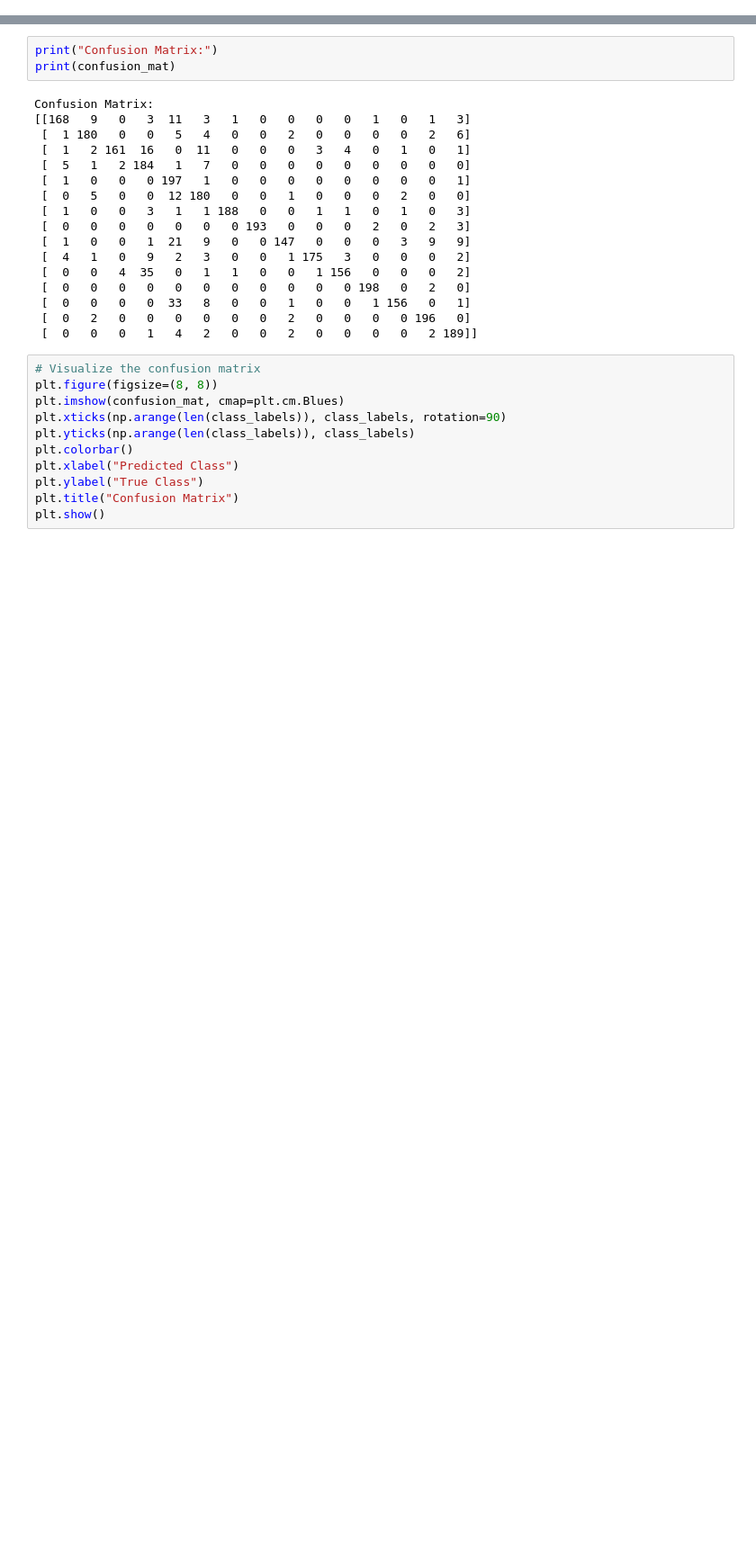
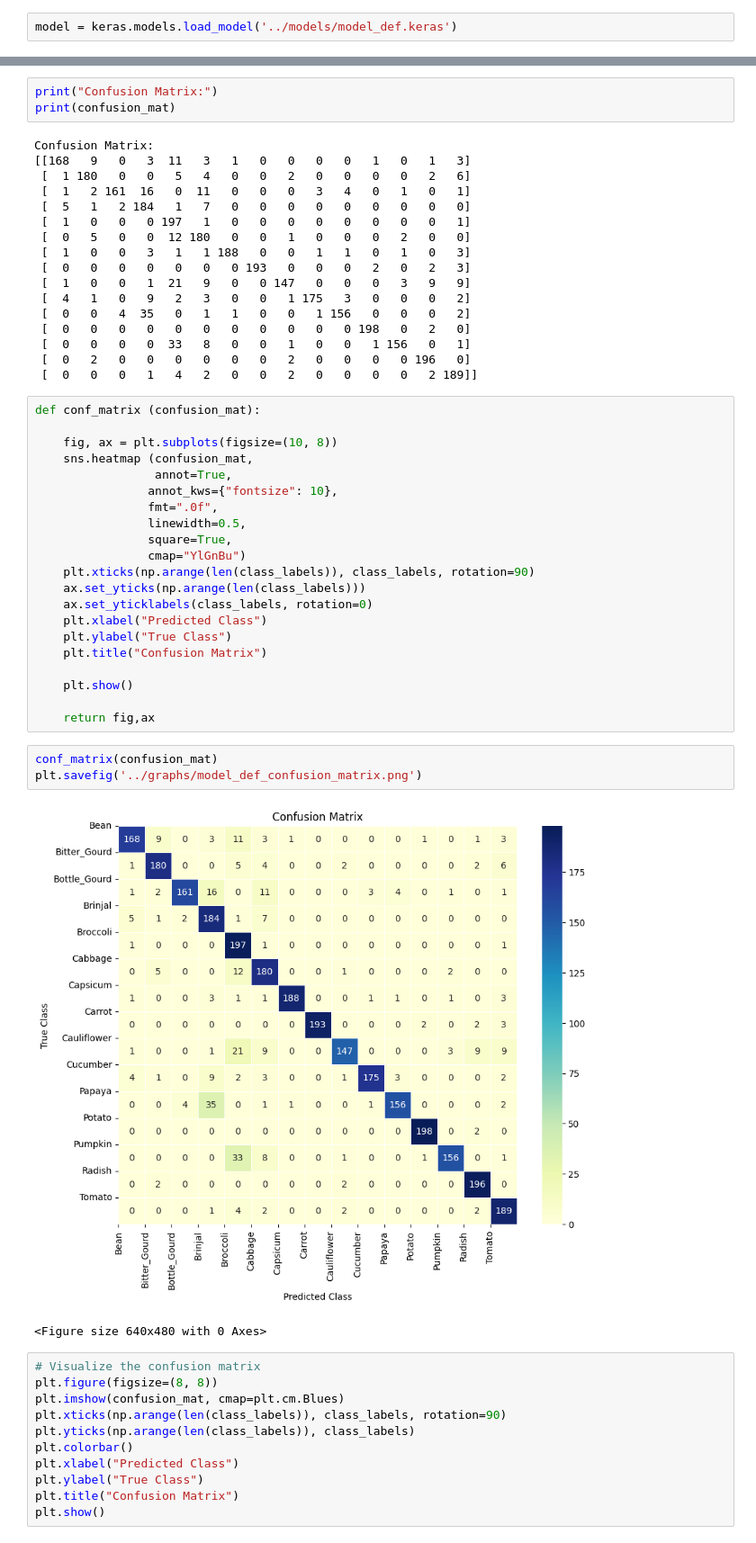
Before and after one commit to georginamanyanic/Final-project, a Jupyter notebook: notebooks/CNN_model_def.ipynb, the cells around one changed output, grey strips where cells are left out. Shown at 90% size. Drawn from its saved outputs; the diff is of its cells as text; blank space fills up the shorter version.

```diff
--- a/notebooks/CNN_model_def.ipynb
+++ b/notebooks/CNN_model_def.ipynb
@@ -214,6 +225,8 @@ Test Loss: 0.35511136054992676
 Test Accuracy: 0.8893333077430725
 # %% [markdown]
 ### Model Prediction
+# %%
+model = keras.models.load_model('../models/model_def.keras')
 # %%
 from sklearn.metrics import classification_report, confusion_matrix
 import matplotlib.pyplot as plt
@@ -270,6 +283,33 @@ Confusion Matrix:
  [  0   0   0   0  33   8   0   0   1   0   0   1 156   0   1]
  [  0   2   0   0   0   0   0   0   2   0   0   0   0 196   0]
  [  0   0   0   1   4   2   0   0   2   0   0   0   0   2 189]]
+# %%
+def conf_matrix (confusion_mat):
+
+    fig, ax = plt.subplots(figsize=(10, 8))
+    sns.heatmap (confusion_mat,
+                 annot=True,
+                annot_kws={"fontsize": 10},
+                fmt=".0f",
+                linewidth=0.5,
+                square=True,
+                cmap="YlGnBu")
+    plt.xticks(np.arange(len(class_labels)), class_labels, rotation=90)
+    ax.set_yticks(np.arange(len(class_labels)))
+    ax.set_yticklabels(class_labels, rotation=0)
+    plt.xlabel("Predicted Class")
+    plt.ylabel("True Class")
+    plt.title("Confusion Matrix")
+
+    plt.show()
+
+    return fig,ax
+# %%
+conf_matrix(confusion_mat)
+plt.savefig('../graphs/model_def_confusion_matrix.png')
+# %% [output]
+[figure, added]
+<Figure size 640x480 with 0 Axes>
 # %%
 # Visualize the confusion matrix
 plt.figure(figsize=(8, 8))
```
Also changed, not shown: parts of 9 cells of this notebook, 7 other files.
